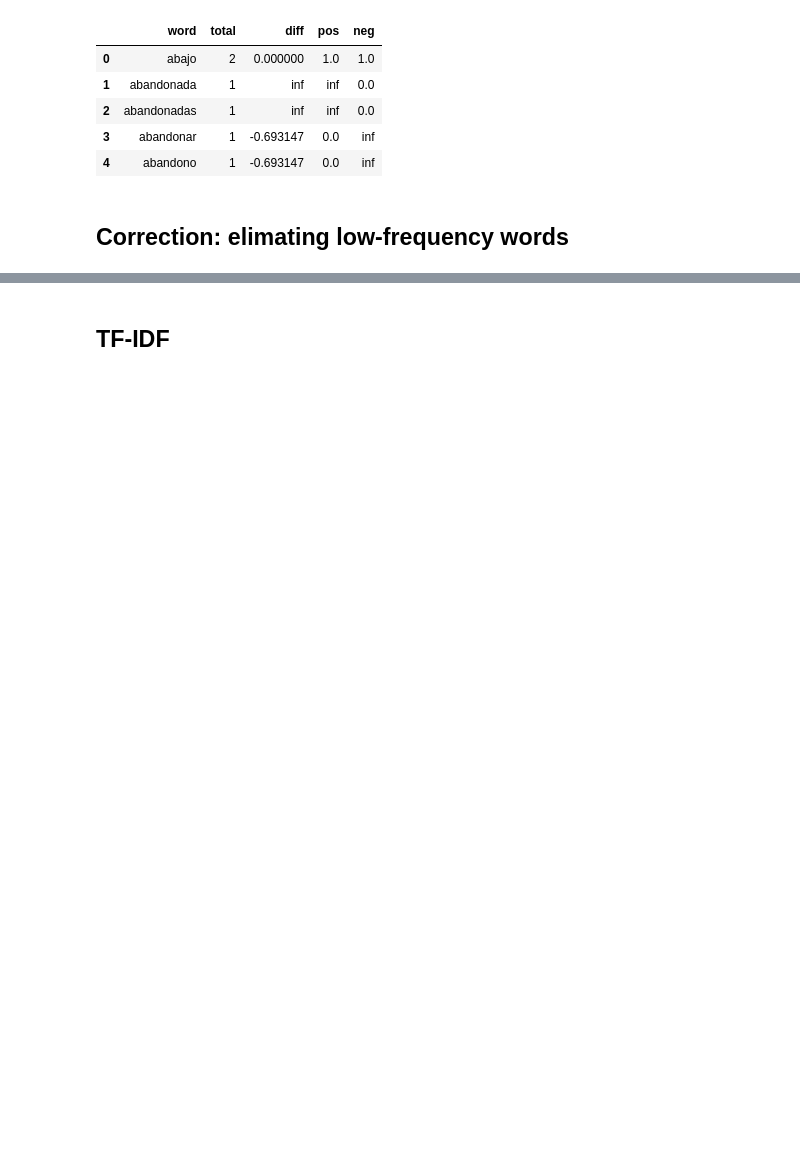
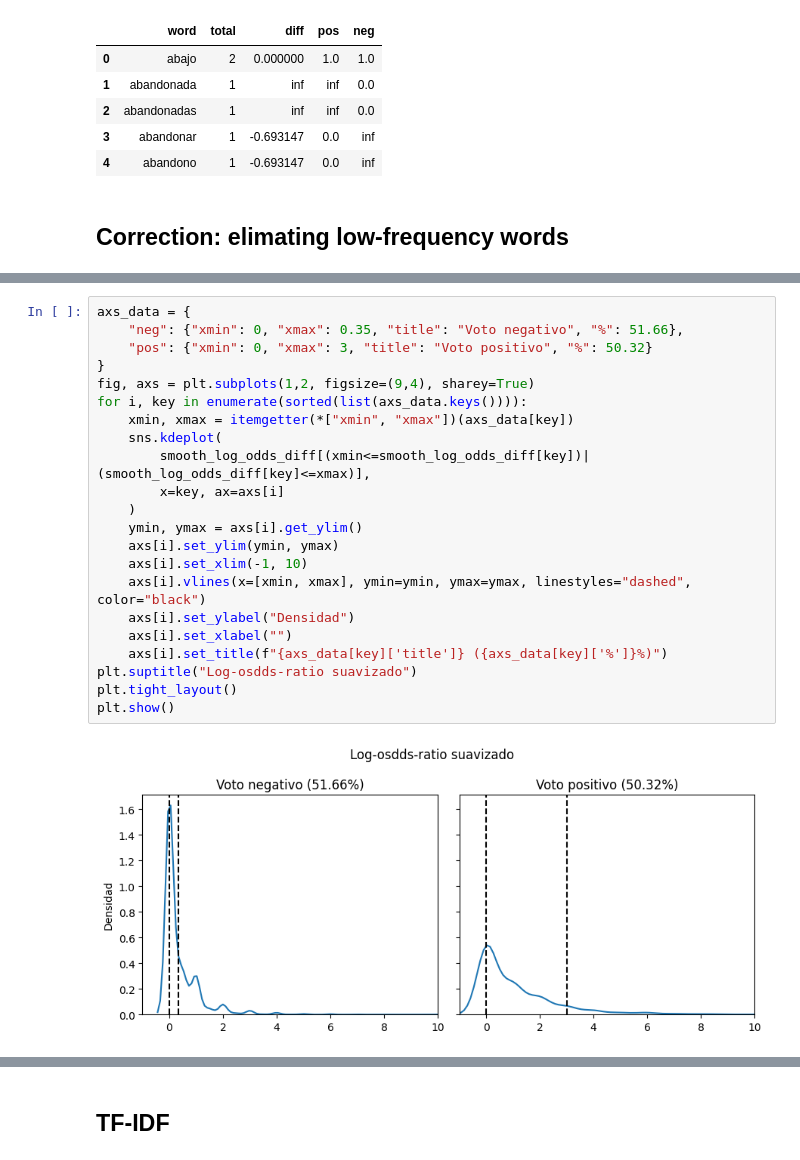
Before and after one commit to macfernandez/eddc-specialization-project, a Jupyter notebook: notebooks/03-methods-statistic.ipynb, the cells around one changed output, grey strips where cells are left out. Saved outputs shown, nothing was run; the diff lists cells and outputs as text; blank space fills up the shorter version.

```diff
--- a/notebooks/03-methods-statistic.ipynb
+++ b/notebooks/03-methods-statistic.ipynb
@@ -206,0 +250,24 @@ smooth_log_odds_diff.head()
+# %%
+axs_data = {
+    "neg": {"xmin": 0, "xmax": 0.35, "title": "Voto negativo", "%": 51.66},
+    "pos": {"xmin": 0, "xmax": 3, "title": "Voto positivo", "%": 50.32}
+}
+fig, axs = plt.subplots(1,2, figsize=(9,4), sharey=True)
+for i, key in enumerate(sorted(list(axs_data.keys()))):
+    xmin, xmax = itemgetter(*["xmin", "xmax"])(axs_data[key])
+    sns.kdeplot(
+        smooth_log_odds_diff[(xmin<=smooth_log_odds_diff[key])|(smooth_log_odds_diff[key]<=xmax)],
+        x=key, ax=axs[i]
+    )
+    ymin, ymax = axs[i].get_ylim()
+    axs[i].set_ylim(ymin, ymax)
+    axs[i].set_xlim(-1, 10)
+    axs[i].vlines(x=[xmin, xmax], ymin=ymin, ymax=ymax, linestyles="dashed", color="black")
+    axs[i].set_ylabel("Densidad")
+    axs[i].set_xlabel("")
+    axs[i].set_title(f"{axs_data[key]['title']} ({axs_data[key]['%']}%)")
+plt.suptitle("Log-osdds-ratio suavizado")
+plt.tight_layout()
+plt.show()
+# %% [output]
+[figure, added]
```
Also changed, not shown: parts of 14 cells of this notebook.
